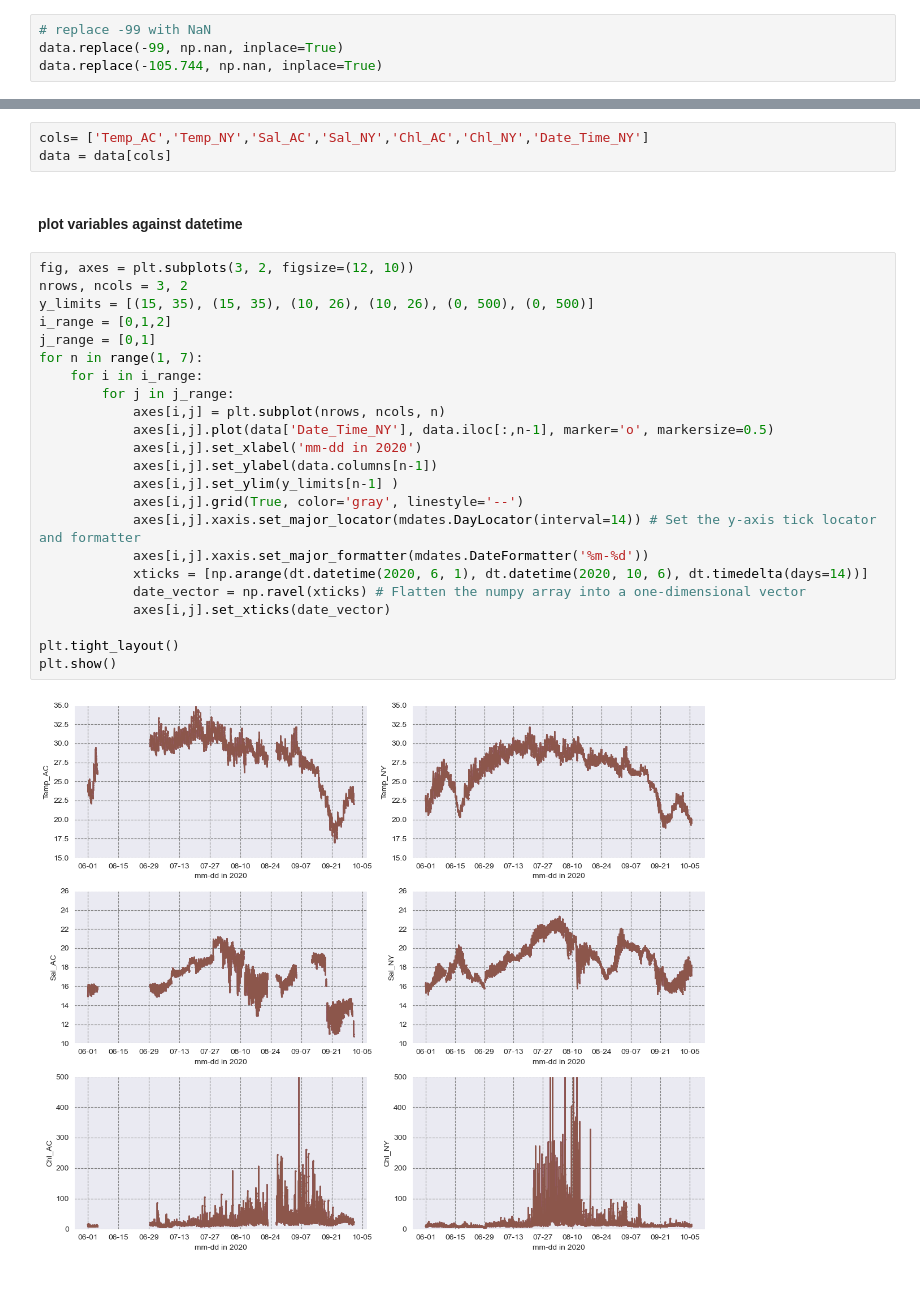
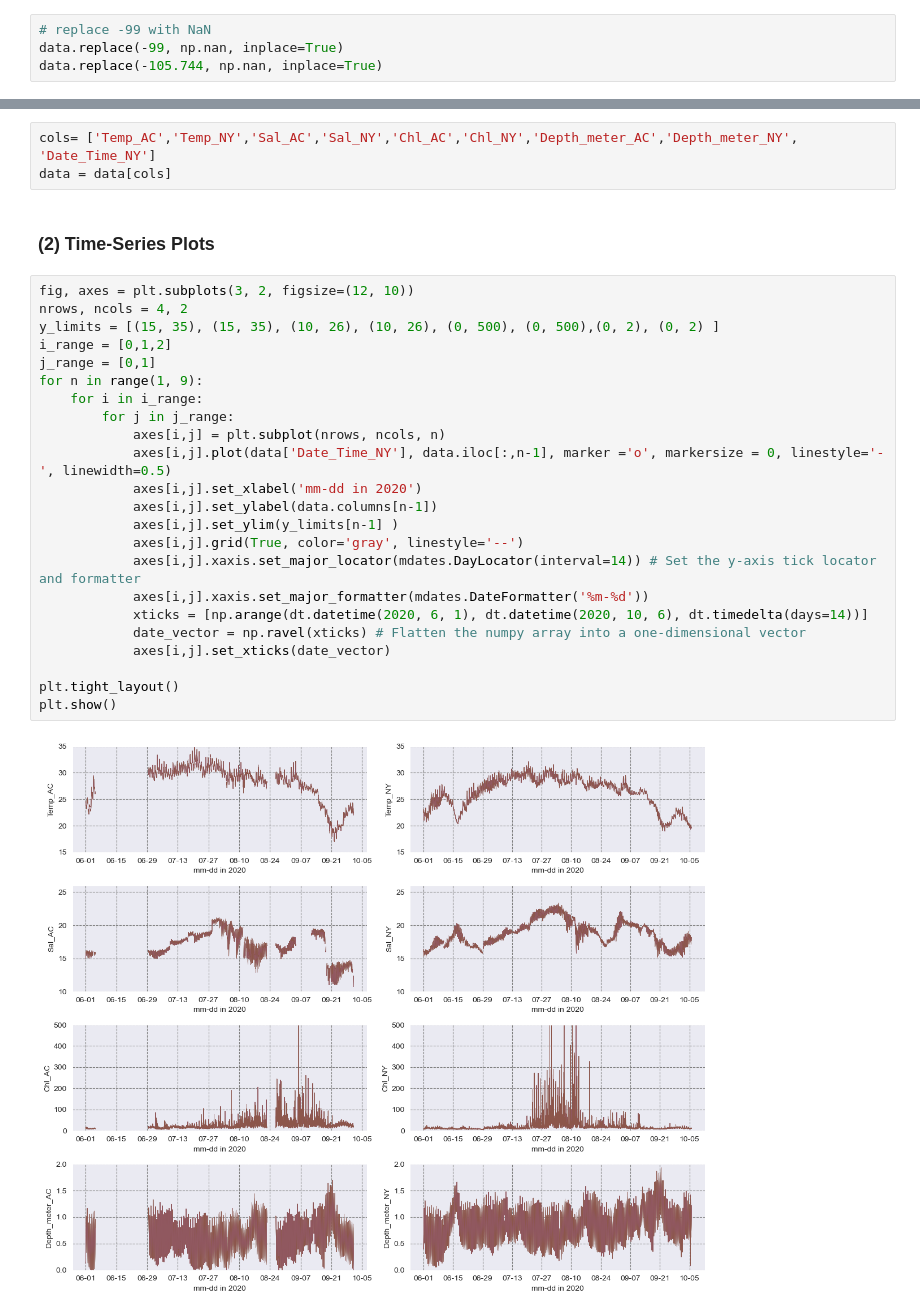
Before and after one commit to Zhu-Yifan/Lafayette_River_Time_Series_Analysis, a Jupyter notebook: notebooks/Time_Series_Analysis.ipynb, the cells around one changed output, grey strips where cells are left out. Cells and saved outputs as stored; diff of their text form; blank space fills up the shorter version.

Commit message:
Advanced time-series analyis

```diff
--- a/notebooks/Time_Series_Analysis.ipynb
+++ b/notebooks/Time_Series_Analysis.ipynb
@@ -52,32 +76,32 @@ data.describe()
 | 75% | 28.620000 | 19.960000 | 20.554380 | 7.290000 | 1.130000 | 30.380000 | 18.610000 | 31.922380 | 0.905000 | ... |
 | max | 32.110000 | 23.330000 | 575.199100 | 18.810000 | 1.930000 | 34.830000 | 21.170000 | 575.199100 | 1.695000 | ... |
 # %%
-cols= ['Temp_AC','Temp_NY','Sal_AC','Sal_NY','Chl_AC','Chl_NY','Date_Time_NY']
+cols= ['Temp_AC','Temp_NY','Sal_AC','Sal_NY','Chl_AC','Chl_NY','Depth_meter_AC','Depth_meter_NY', 'Date_Time_NY']
 data = data[cols]
-# %% [markdown]
-#### plot variables against datetime
+# %% [markdown]
+### (2) Time-Series Plots
 # %%
 fig, axes = plt.subplots(3, 2, figsize=(12, 10))
-nrows, ncols = 3, 2
-y_limits = [(15, 35), (15, 35), (10, 26), (10, 26), (0, 500), (0, 500)]
+nrows, ncols = 4, 2
+y_limits = [(15, 35), (15, 35), (10, 26), (10, 26), (0, 500), (0, 500),(0, 2), (0, 2) ]
 i_range = [0,1,2]
 j_range = [0,1]
-for n in range(1, 7):
+for n in range(1, 9):
     for i in i_range:
         for j in j_range:
             axes[i,j] = plt.subplot(nrows, ncols, n)
-            axes[i,j].plot(data['Date_Time_NY'], data.iloc[:,n-1], marker='o', markersize=0.5)
+            axes[i,j].plot(data['Date_Time_NY'], data.iloc[:,n-1], marker ='o', markersize = 0, linestyle='-', linewidth=0.5)
             axes[i,j].set_xlabel('mm-dd in 2020')
             axes[i,j].set_ylabel(data.columns[n-1])
             axes[i,j].set_ylim(y_limits[n-1] )
             axes[i,j].grid(True, color='gray', linestyle='--')
             axes[i,j].xaxis.set_major_locator(mdates.DayLocator(interval=14)) # Set the y-axis tick locator and formatter
             axes[i,j].xaxis.set_major_formatter(mdates.DateFormatter('%m-%d'))
             xticks = [np.arange(dt.datetime(2020, 6, 1), dt.datetime(2020, 10, 6), dt.timedelta(days=14))]
             date_vector = np.ravel(xticks) # Flatten the numpy array into a one-dimensional vector
             axes[i,j].set_xticks(date_vector)
 
 plt.tight_layout()
 plt.show()
 # %% [output]
-[figure, old version]
+[figure, new version]
```
Also changed, not shown: parts of 19 cells of this notebook.
